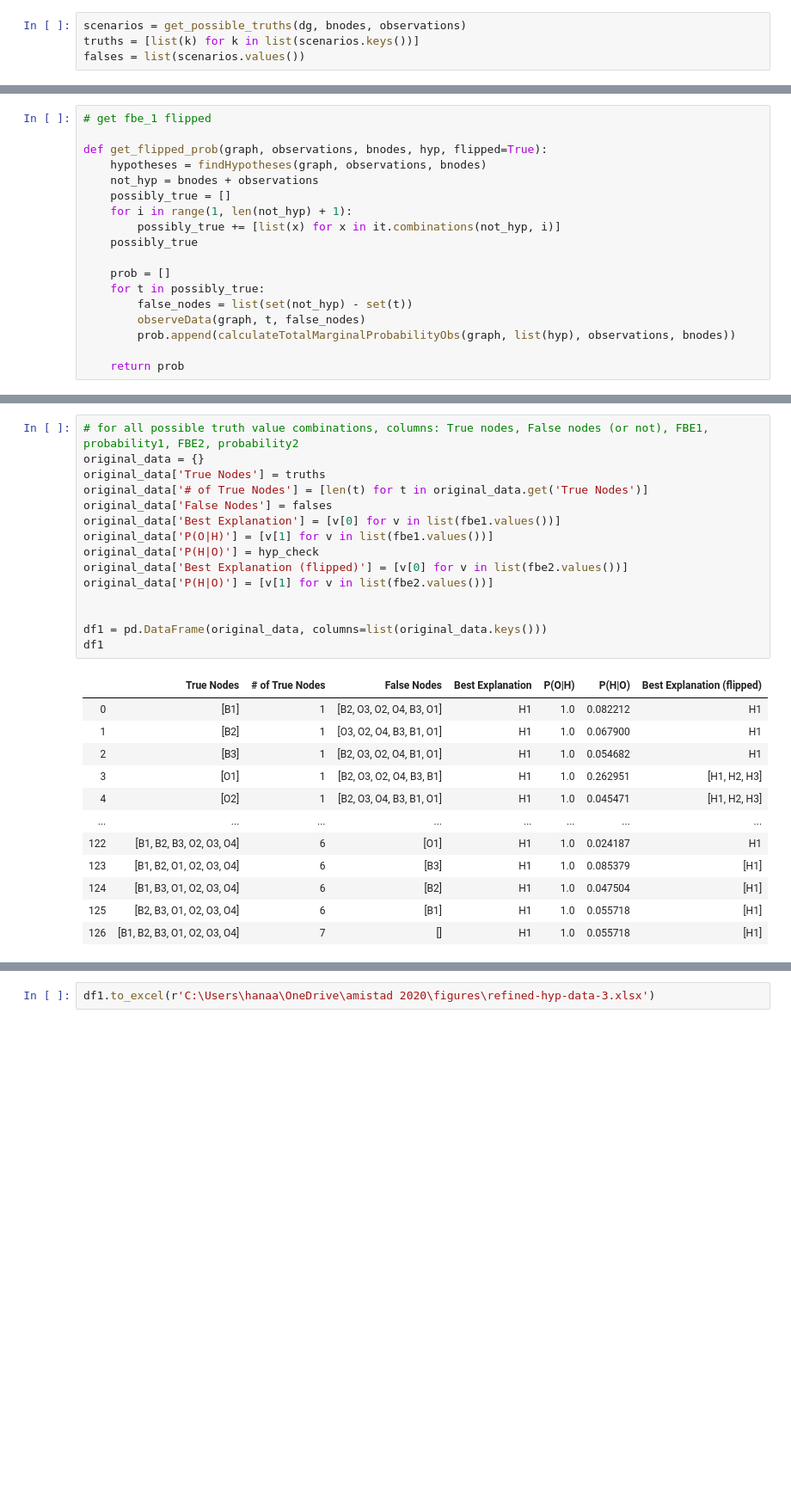
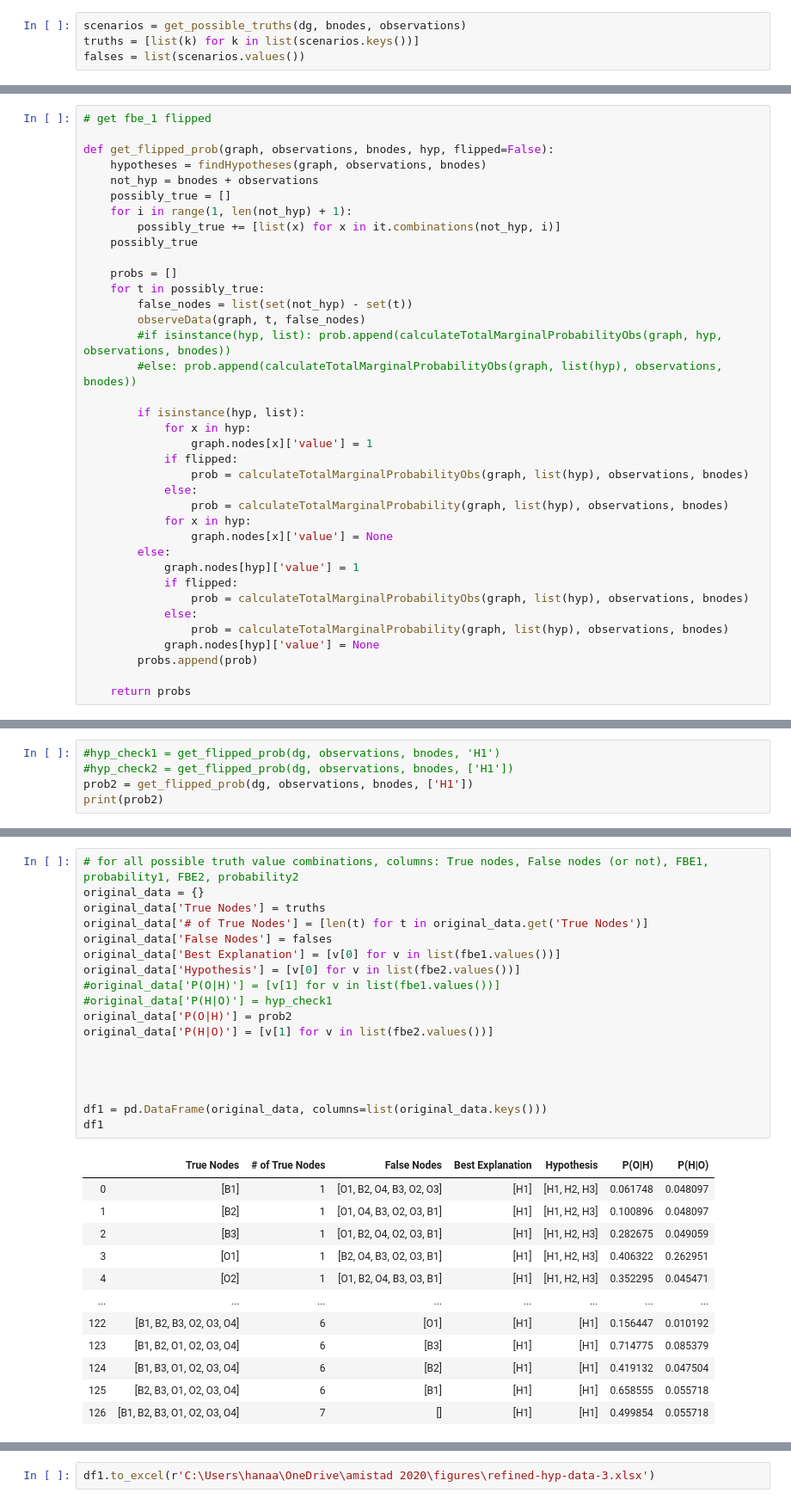
Before and after one commit to nico-espinosadice/abductive-theory, a Jupyter notebook: hyp-gen.ipynb, the cells around one changed output, grey strips where cells are left out. Shown at 86% size. Saved outputs shown, nothing was run; the diff lists cells and outputs as text; blank space fills up the shorter version.

```diff
--- a/hyp-gen.ipynb
+++ b/hyp-gen.ipynb
@@ -183,7 +183,7 @@ fbe2 = get_all_FBE(dg, observations, bnodes, flipped=True)
 # %%
 # get fbe_1 flipped
 
-def get_flipped_prob(graph, observations, bnodes, hyp, flipped=True):
+def get_flipped_prob(graph, observations, bnodes, hyp, flipped=False):
     hypotheses = findHypotheses(graph, observations, bnodes)
     not_hyp = bnodes + observations
     possibly_true = []
@@ -191,10 +191,29 @@ def get_flipped_prob(graph, observations, bnodes, hyp, flipped=True):
         possibly_true += [list(x) for x in it.combinations(not_hyp, i)]
     possibly_true
 
-    prob = []
+    probs = []
     for t in possibly_true:
         false_nodes = list(set(not_hyp) - set(t))
         observeData(graph, t, false_nodes)
-        prob.append(calculateTotalMarginalProbabilityObs(graph, list(hyp), observations, bnodes))
+        #if isinstance(hyp, list): prob.append(calculateTotalMarginalProbabilityObs(graph, hyp, observations, bnodes))
+        #else: prob.append(calculateTotalMarginalProbabilityObs(graph, list(hyp), observations, bnodes))
 
-    return prob
+        if isinstance(hyp, list):
+            for x in hyp:
+                graph.nodes[x]['value'] = 1
+            if flipped:
+                prob = calculateTotalMarginalProbabilityObs(graph, list(hyp), observations, bnodes)
+            else:
+                prob = calculateTotalMarginalProbability(graph, list(hyp), observations, bnodes)
+            for x in hyp:
+                graph.nodes[x]['value'] = None
+        else:
+            graph.nodes[hyp]['value'] = 1
+            if flipped:
+                prob = calculateTotalMarginalProbabilityObs(graph, list(hyp), observations, bnodes)
+            else:
+                prob = calculateTotalMarginalProbability(graph, list(hyp), observations, bnodes)
+            graph.nodes[hyp]['value'] = None
+        probs.append(prob)
+
+    return probs
@@ -202,0 +220,5 @@ hyp_check = get_flipped_prob(dg, observations, bnodes, 'H1')
+# %%
+#hyp_check1 = get_flipped_prob(dg, observations, bnodes, 'H1')
+#hyp_check2 = get_flipped_prob(dg, observations, bnodes, ['H1'])
+prob2 = get_flipped_prob(dg, observations, bnodes, ['H1'])
+print(prob2)
@@ -203,31 +227,34 @@ hyp_check = get_flipped_prob(dg, observations, bnodes, 'H1')
 # %%
 # for all possible truth value combinations, columns: True nodes, False nodes (or not), FBE1, probability1, FBE2, probability2
 original_data = {}
 original_data['True Nodes'] = truths
 original_data['# of True Nodes'] = [len(t) for t in original_data.get('True Nodes')]
 original_data['False Nodes'] = falses
 original_data['Best Explanation'] = [v[0] for v in list(fbe1.values())]
-original_data['P(O|H)'] = [v[1] for v in list(fbe1.values())]
-original_data['P(H|O)'] = hyp_check
-original_data['Best Explanation (flipped)'] = [v[0] for v in list(fbe2.values())]
+original_data['Hypothesis'] = [v[0] for v in list(fbe2.values())]
+#original_data['P(O|H)'] = [v[1] for v in list(fbe1.values())]
+#original_data['P(H|O)'] = hyp_check1
+original_data['P(O|H)'] = prob2
 original_data['P(H|O)'] = [v[1] for v in list(fbe2.values())]
+
+
 
 
 df1 = pd.DataFrame(original_data, columns=list(original_data.keys()))
 df1
 # %% [output]
-|  | True Nodes | # of True Nodes | False Nodes | Best Explanation | P(O|H) | P(H|O) | Best Explanation (flipped) |
-| 0 | [B1] | 1 | [B2, O3, O2, O4, B3, O1] | H1 | 1.0 | 0.082212 | H1 |
-| 1 | [B2] | 1 | [O3, O2, O4, B3, B1, O1] | H1 | 1.0 | 0.067900 | H1 |
-| 2 | [B3] | 1 | [B2, O3, O2, O4, B1, O1] | H1 | 1.0 | 0.054682 | H1 |
-| 3 | [O1] | 1 | [B2, O3, O2, O4, B3, B1] | H1 | 1.0 | 0.262951 | [H1, H2, H3] |
-| 4 | [O2] | 1 | [B2, O3, O4, B3, B1, O1] | H1 | 1.0 | 0.045471 | [H1, H2, H3] |
+|  | True Nodes | # of True Nodes | False Nodes | Best Explanation | Hypothesis | P(O|H) | P(H|O) |
+| 0 | [B1] | 1 | [O1, B2, O4, B3, O2, O3] | [H1] | [H1, H2, H3] | 0.061748 | 0.048097 |
+| 1 | [B2] | 1 | [O1, O4, B3, O2, O3, B1] | [H1] | [H1, H2, H3] | 0.100896 | 0.048097 |
+| 2 | [B3] | 1 | [O1, B2, O4, O2, O3, B1] | [H1] | [H1, H2, H3] | 0.282675 | 0.049059 |
+| 3 | [O1] | 1 | [B2, O4, B3, O2, O3, B1] | [H1] | [H1, H2, H3] | 0.406322 | 0.262951 |
+| 4 | [O2] | 1 | [O1, B2, O4, B3, O3, B1] | [H1] | [H1, H2, H3] | 0.352295 | 0.045471 |
 | ... | ... | ... | ... | ... | ... | ... | ... |
-| 122 | [B1, B2, B3, O2, O3, O4] | 6 | [O1] | H1 | 1.0 | 0.024187 | H1 |
-| 123 | [B1, B2, O1, O2, O3, O4] | 6 | [B3] | H1 | 1.0 | 0.085379 | [H1] |
-| 124 | [B1, B3, O1, O2, O3, O4] | 6 | [B2] | H1 | 1.0 | 0.047504 | [H1] |
-| 125 | [B2, B3, O1, O2, O3, O4] | 6 | [B1] | H1 | 1.0 | 0.055718 | [H1] |
-| 126 | [B1, B2, B3, O1, O2, O3, O4] | 7 | [] | H1 | 1.0 | 0.055718 | [H1] |
+| 122 | [B1, B2, B3, O2, O3, O4] | 6 | [O1] | [H1] | [H1] | 0.156447 | 0.010192 |
+| 123 | [B1, B2, O1, O2, O3, O4] | 6 | [B3] | [H1] | [H1] | 0.714775 | 0.085379 |
+| 124 | [B1, B3, O1, O2, O3, O4] | 6 | [B2] | [H1] | [H1] | 0.419132 | 0.047504 |
+| 125 | [B2, B3, O1, O2, O3, O4] | 6 | [B1] | [H1] | [H1] | 0.658555 | 0.055718 |
+| 126 | [B1, B2, B3, O1, O2, O3, O4] | 7 | [] | [H1] | [H1] | 0.499854 | 0.055718 |
 127 rows × 7 columns
 # %%
 df1.to_excel(r'C:\Users\hanaa\OneDrive\amistad 2020\figures\refined-hyp-data-3.xlsx')
```
Also changed, not shown: parts of 19 cells of this notebook.
